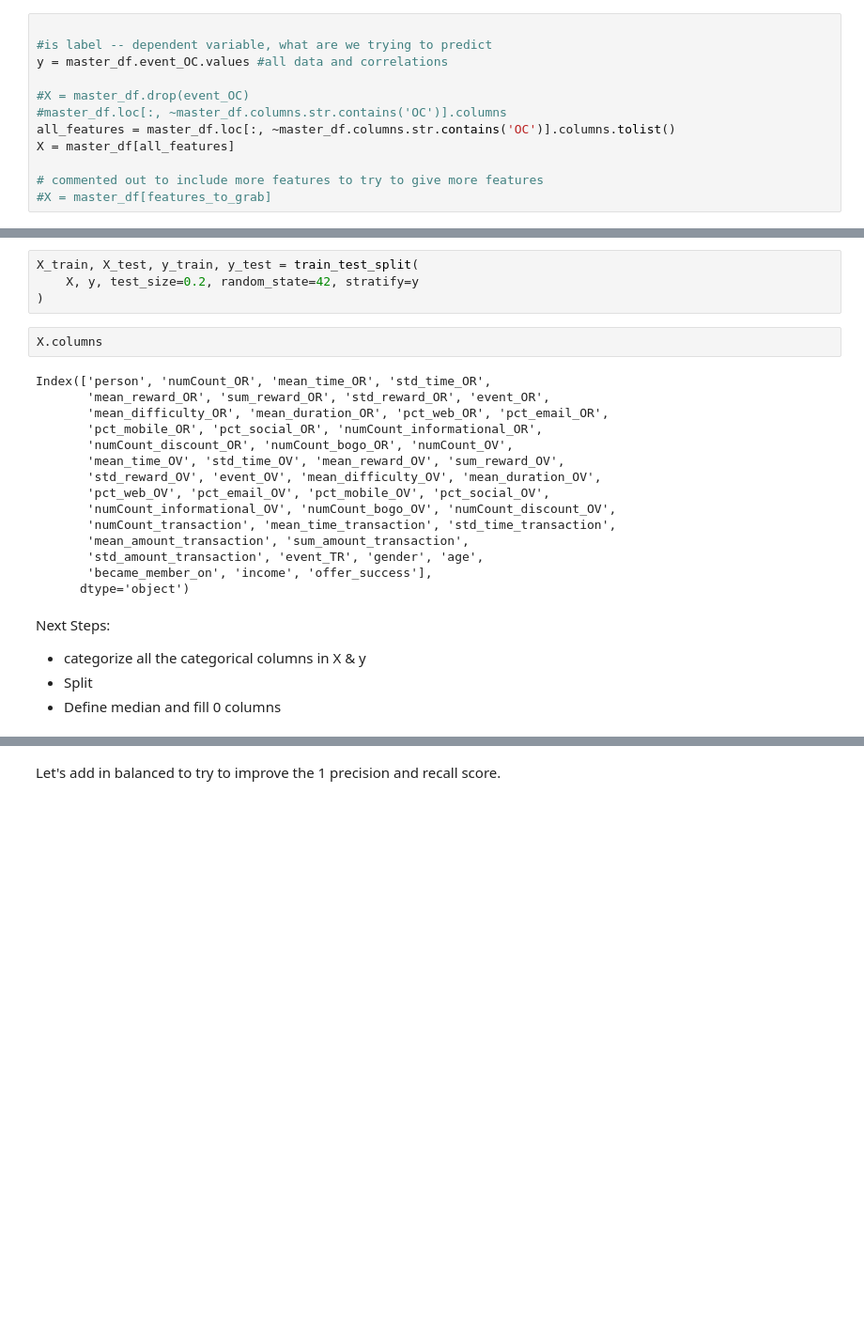
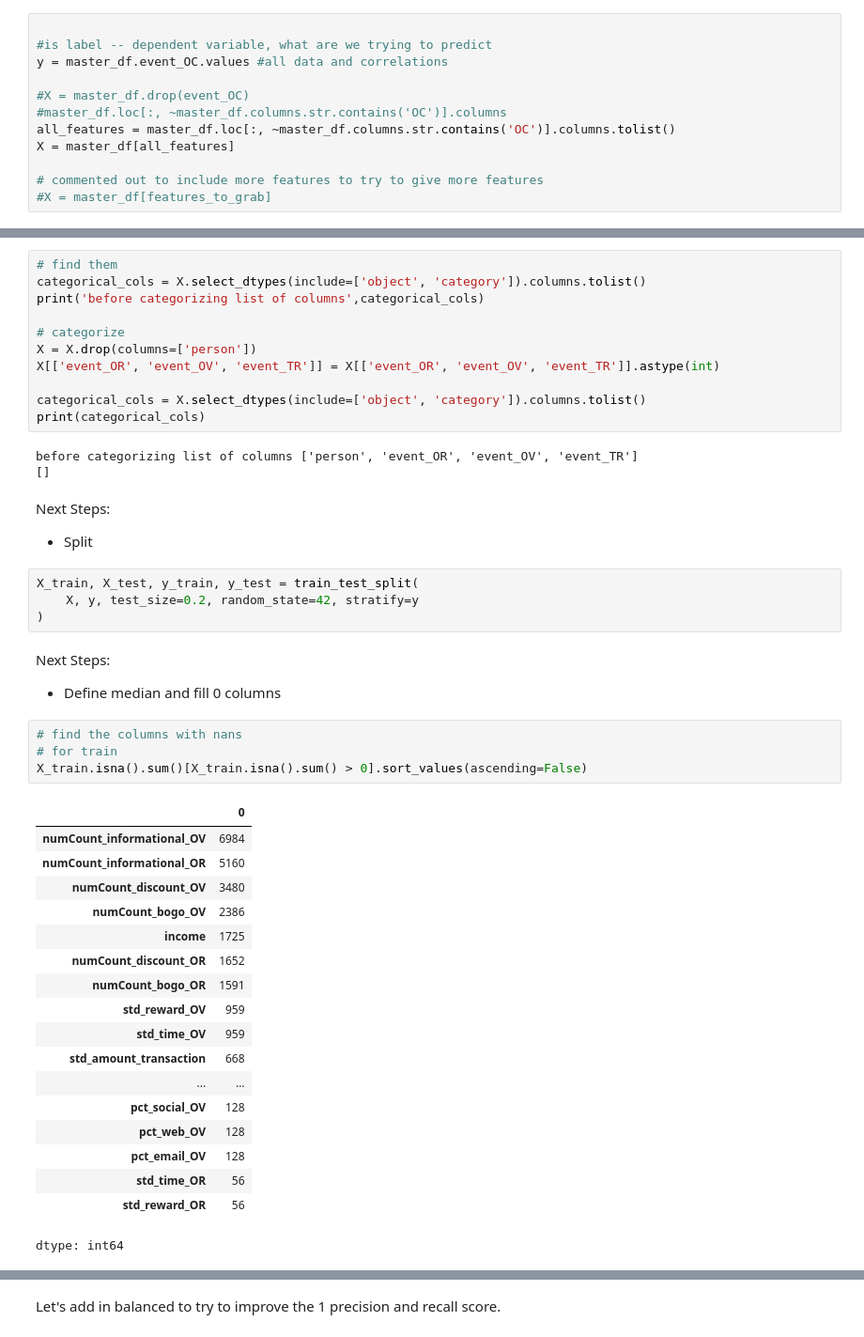
Before and after one commit to kiah-ucsd/DSE200, a Jupyter notebook: Mini_Project_2.ipynb, the cells around one changed output, grey strips where cells are left out. Shown: that part at 94% size. Saved outputs shown, nothing was run; the diff lists cells and outputs as text; blank space fills up the shorter version.

```diff
--- a/Mini_Project_2.ipynb
+++ b/Mini_Project_2.ipynb
@@ -749,26 +764,47 @@ X = master_df[all_features]
+# %%
+# find them
+categorical_cols = X.select_dtypes(include=['object', 'category']).columns.tolist()
+print('before categorizing list of columns',categorical_cols)
+
+# categorize
+X = X.drop(columns=['person'])
+X[['event_OR', 'event_OV', 'event_TR']] = X[['event_OR', 'event_OV', 'event_TR']].astype(int)
+
+categorical_cols = X.select_dtypes(include=['object', 'category']).columns.tolist()
+print(categorical_cols)
+# %% [output]
+before categorizing list of columns ['person', 'event_OR', 'event_OV', 'event_TR']
+[]
+# %% [markdown]
+Next Steps:
+- Split
 # %%
 X_train, X_test, y_train, y_test = train_test_split(
     X, y, test_size=0.2, random_state=42, stratify=y
 )
-# %%
-X.columns
-# %% [output]
-Index(['person', 'numCount_OR', 'mean_time_OR', 'std_time_OR',
-       'mean_reward_OR', 'sum_reward_OR', 'std_reward_OR', 'event_OR',
-       'mean_difficulty_OR', 'mean_duration_OR', 'pct_web_OR', 'pct_email_OR',
-       'pct_mobile_OR', 'pct_social_OR', 'numCount_informational_OR',
-       'numCount_discount_OR', 'numCount_bogo_OR', 'numCount_OV',
-       'mean_time_OV', 'std_time_OV', 'mean_reward_OV', 'sum_reward_OV',
-       'std_reward_OV', 'event_OV', 'mean_difficulty_OV', 'mean_duration_OV',
-       'pct_web_OV', 'pct_email_OV', 'pct_mobile_OV', 'pct_social_OV',
-       'numCount_informational_OV', 'numCount_bogo_OV', 'numCount_discount_OV',
-       'numCount_transaction', 'mean_time_transaction', 'std_time_transaction',
-       'mean_amount_transaction', 'sum_amount_transaction',
-       'std_amount_transaction', 'event_TR', 'gender', 'age',
-       'became_member_on', 'income', 'offer_success'],
-      dtype='object')
 # %% [markdown]
 Next Steps:
-- categorize all the categorical columns in X & y
-- Split
 - Define median and fill 0 columns
+# %%
+# find the columns with nans
+# for train
+X_train.isna().sum()[X_train.isna().sum() > 0].sort_values(ascending=False)
+# %% [output]
+|  | 0 |
+| numCount_informational_OV | 6984 |
+| numCount_informational_OR | 5160 |
+| numCount_discount_OV | 3480 |
+| numCount_bogo_OV | 2386 |
+| income | 1725 |
+| numCount_discount_OR | 1652 |
+| numCount_bogo_OR | 1591 |
+| std_reward_OV | 959 |
+| std_time_OV | 959 |
+| std_amount_transaction | 668 |
+| ... | ... |
+| pct_social_OV | 128 |
+| pct_web_OV | 128 |
+| pct_email_OV | 128 |
+| std_time_OR | 56 |
+| std_reward_OR | 56 |
+dtype: int64
```
Also changed, not shown: parts of 8 cells of this notebook.
